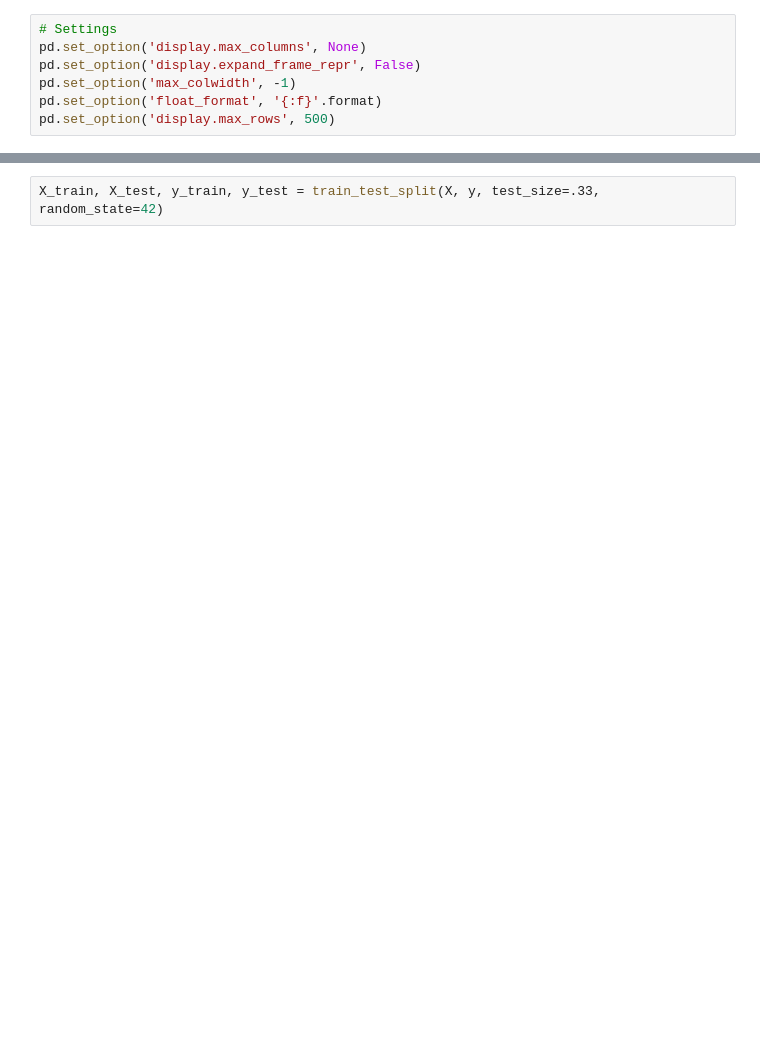
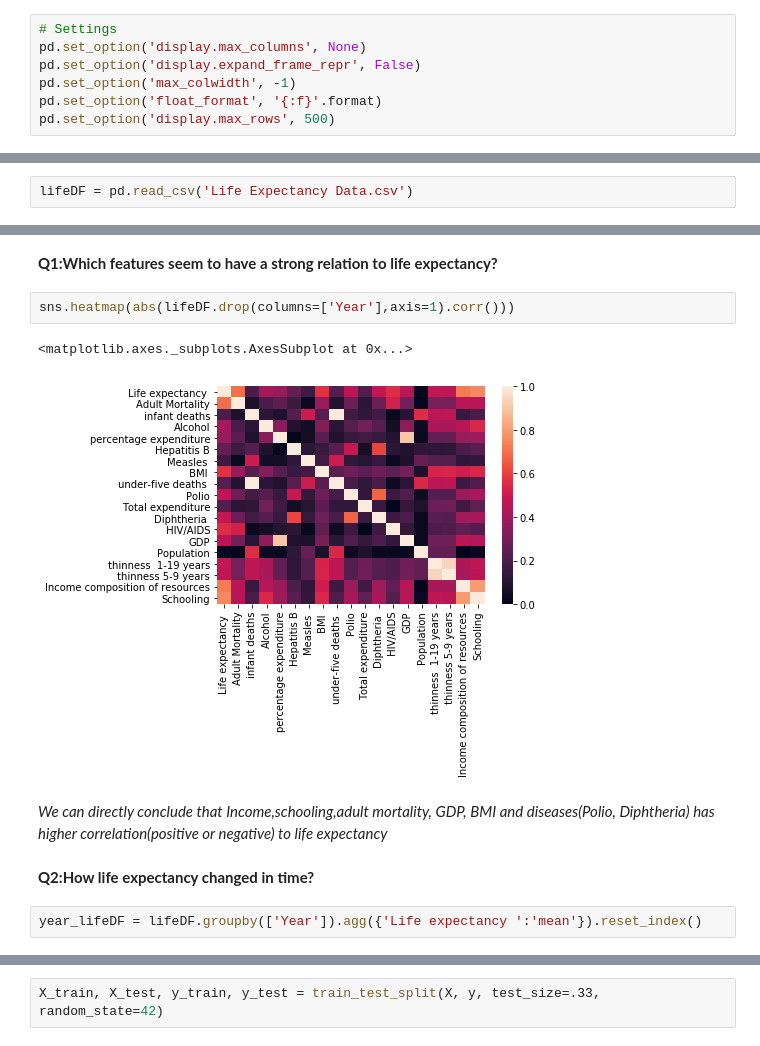
Before and after one commit to elifinspace/life_analytics, a Jupyter notebook: WHO.ipynb, the cells around one changed output, grey strips where cells are left out. Cells and saved outputs as stored; diff of their text form; blank space fills up the shorter version.

```diff
--- a/WHO.ipynb
+++ b/WHO.ipynb
@@ -188,0 +42,2 @@ y=n_mergedDF['Life expectancy ']
+# %%
+lifeDF = pd.read_csv('Life Expectancy Data.csv')
@@ -188,0 +143,13 @@ y=n_mergedDF['Life expectancy ']
+# %% [markdown]
+**Q1:Which features seem to have a strong relation to life expectancy?**
+# %%
+sns.heatmap(abs(lifeDF.drop(columns=['Year'],axis=1).corr()))
+# %% [output]
+<matplotlib.axes._subplots.AxesSubplot at 0x...>
+[figure, added]
+# %% [markdown]
+*We can directly conclude that Income,schooling,adult mortality, GDP, BMI and diseases(Polio, Diphtheria) has higher correlation(positive or negative) to life expectancy*
+# %% [markdown]
+**Q2:How life expectancy changed in time?**
+# %%
+year_lifeDF = lifeDF.groupby(['Year']).agg({'Life expectancy ':'mean'}).reset_index()
```
Also changed, not shown: parts of 99 cells of this notebook, 1 other file.
